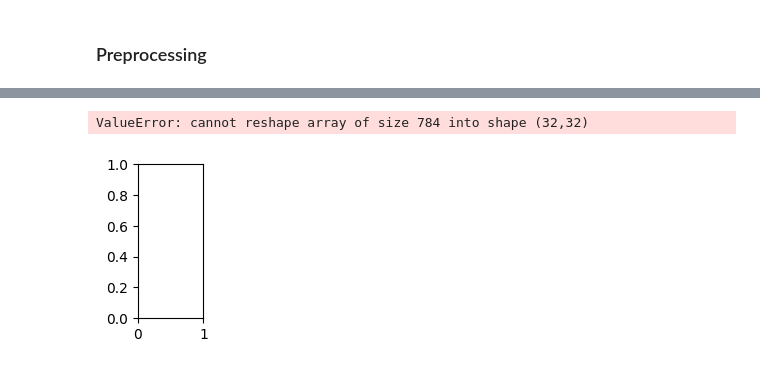
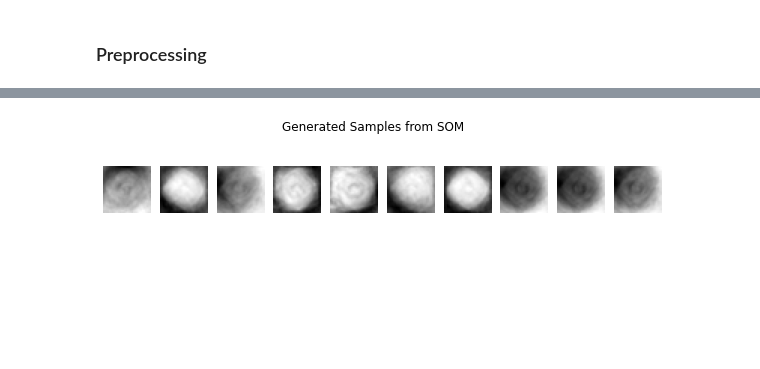
Before and after one commit to Elesdes/5IABD_UnsupervisedDL, a Jupyter notebook: src/algorithms/som/som.ipynb, the cells around one changed output, grey strips where cells are left out. Saved outputs shown, nothing was run; the diff lists cells and outputs as text; code cells hidden in the pictures; blank space fills up the shorter version.

```diff
--- a/src/algorithms/som/som.ipynb
+++ b/src/algorithms/som/som.ipynb
@@ -194,5 +231,5 @@ visualize_som(mnist_som, x_test, y_test, title="MNIST SOM Visualization")
 # %%
-som_state = mnist_som.compress()
+som_state = custom_som.compress()
 decompressed_som = SOM.decompress(som_state)
 # %%
 visualize_som(
@@ -201,14 +240,12 @@ visualize_som(
 # %%
 new_samples = decompressed_som.generate(n_samples=10)
-
 plt.figure(figsize=(10, 2))
 for i, sample in enumerate(new_samples):
     plt.subplot(1, 10, i + 1)
     # plt.imshow(sample.reshape(img_size[0], img_size[1]), cmap="gray")
-    plt.imshow(sample.reshape(int(math.sqrt(sample)), int(math.sqrt(sample))), cmap="gray")
+    plt.imshow(sample.reshape(int(math.sqrt(len(new_samples[0]))), int(math.sqrt(len(new_samples[0])))), cmap="gray")
     plt.axis("off")
 plt.suptitle("Generated Samples from SOM")
 plt.show()
 # %% [output]
-ValueError: cannot reshape array of size 784 into shape (32,32)
-[figure, old version]
+[figure, new version]
```
Also changed, not shown: parts of 9 cells of this notebook, 1 other file.
